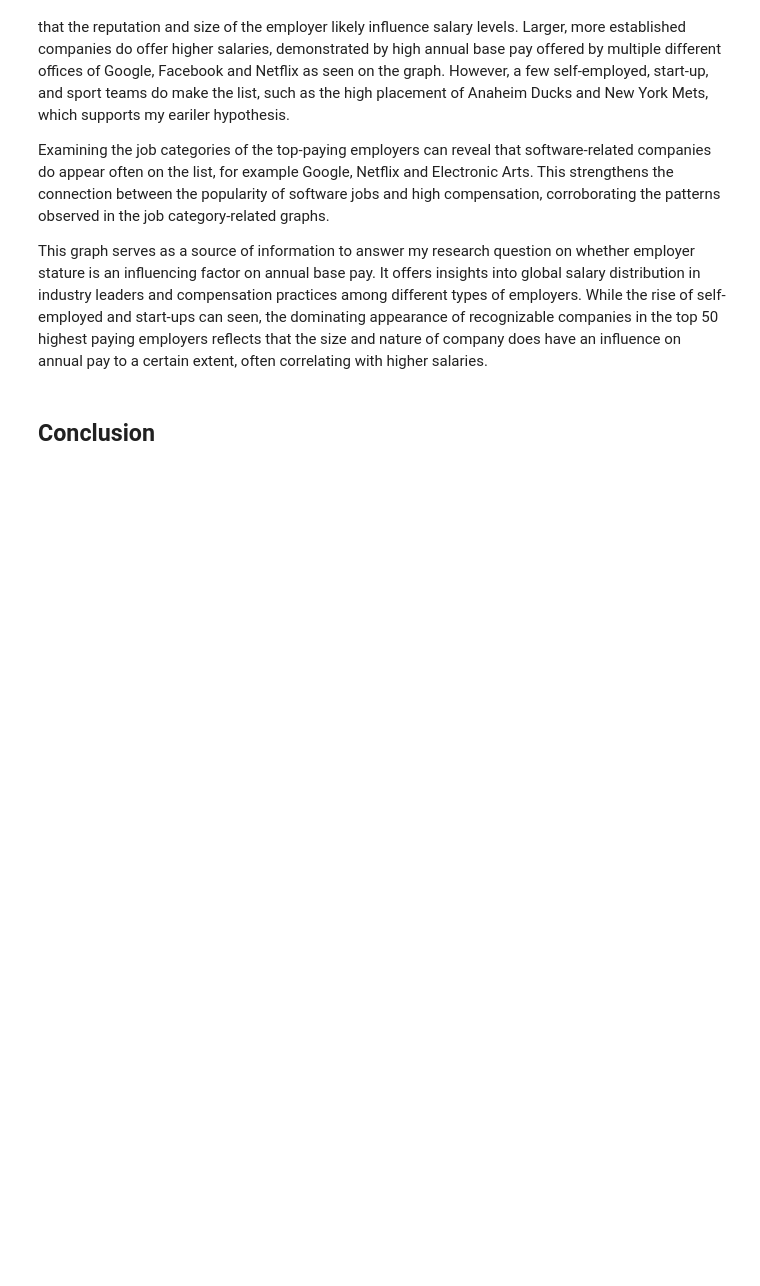
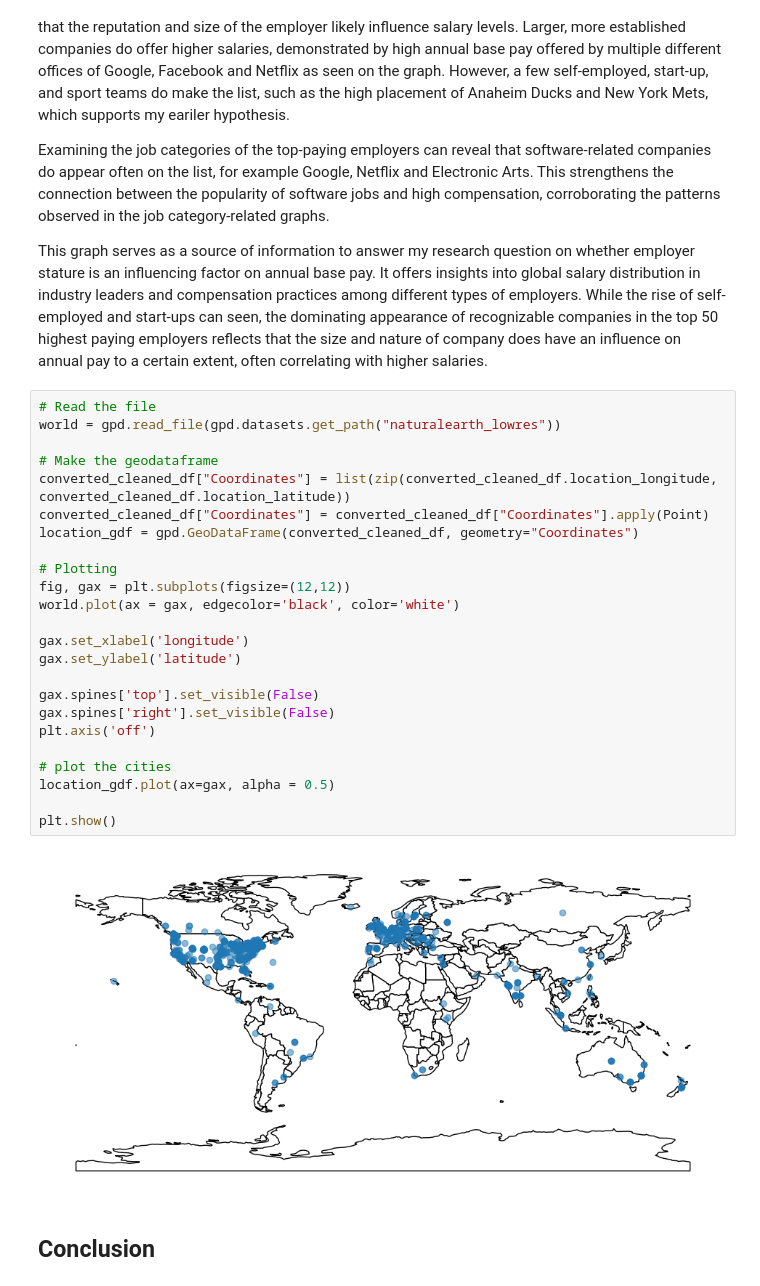
Before and after one commit to ECO225-W2024/project-one-code-macy-chen, a Jupyter notebook: Project One.ipynb, the cells around one changed output. Drawn from its saved outputs; the diff is of its cells as text; blank space fills up the shorter version.

```diff
--- a/Project One.ipynb
+++ b/Project One.ipynb
@@ -258,6 +317,32 @@ Upon closer examination of specific employers, the consistent presence of large
 Examining the job categories of the top-paying employers can reveal that software-related companies do appear often on the list, for example Google, Netflix and Electronic Arts. This strengthens the connection between the popularity of software jobs and high compensation, corroborating the patterns observed in the job category-related graphs.
 
 This graph serves as a source of information to answer my research question on whether employer stature is an influencing factor on annual base pay. It offers insights into global salary distribution in industry leaders and compensation practices among different types of employers. While the rise of self-employed and start-ups can seen, the dominating appearance of recognizable companies in the top 50 highest paying employers reflects that the size and nature of company does have an influence on annual pay to a certain extent, often correlating with higher salaries.
+# %%
+# Read the file
+world = gpd.read_file(gpd.datasets.get_path("naturalearth_lowres"))
+
+# Make the geodataframe
+converted_cleaned_df["Coordinates"] = list(zip(converted_cleaned_df.location_longitude, converted_cleaned_df.location_latitude))
+converted_cleaned_df["Coordinates"] = converted_cleaned_df["Coordinates"].apply(Point)
+location_gdf = gpd.GeoDataFrame(converted_cleaned_df, geometry="Coordinates")
+
+# Plotting
+fig, gax = plt.subplots(figsize=(12,12))
+world.plot(ax = gax, edgecolor='black', color='white')
+
+gax.set_xlabel('longitude')
+gax.set_ylabel('latitude')
+
+gax.spines['top'].set_visible(False)
+gax.spines['right'].set_visible(False)
+plt.axis('off')
+
+# plot the cities
+location_gdf.plot(ax=gax, alpha = 0.5)
+
+plt.show()
+# %% [output]
+[figure, added]
 # %% [markdown]
 ## Conclusion
 # %% [markdown]
```
Also changed, not shown: parts of 13 cells of this notebook.
